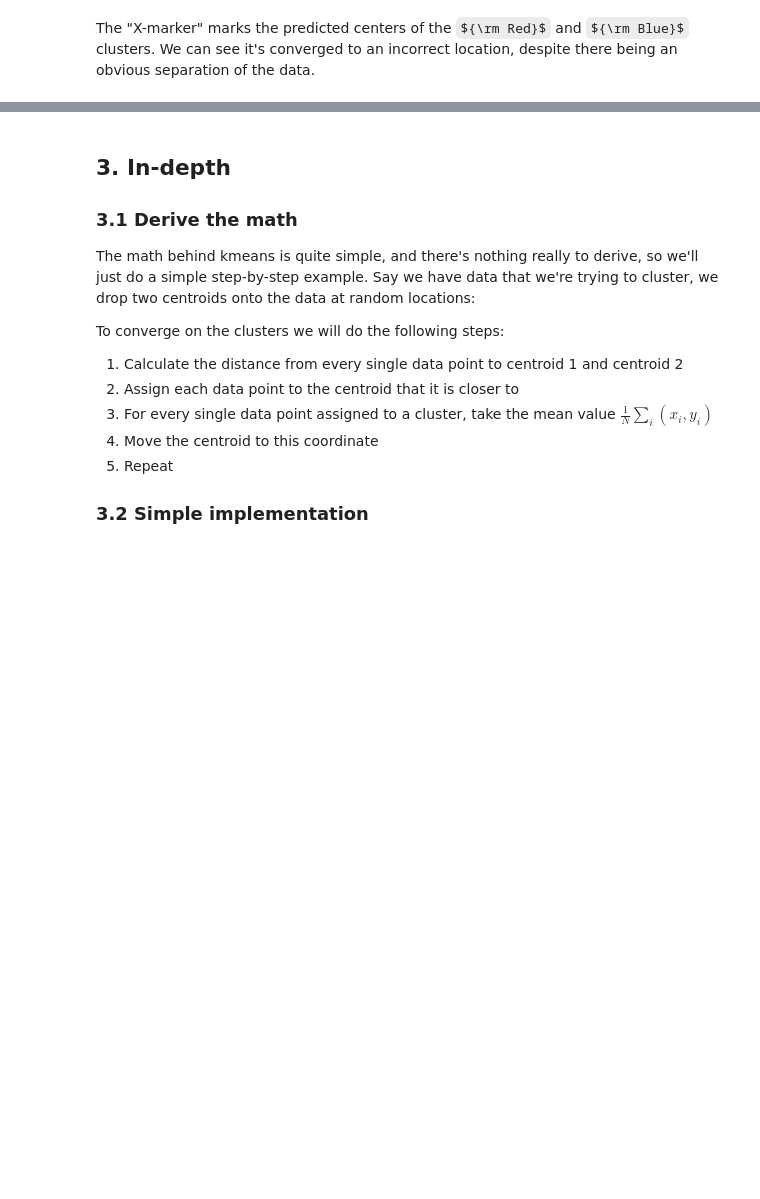
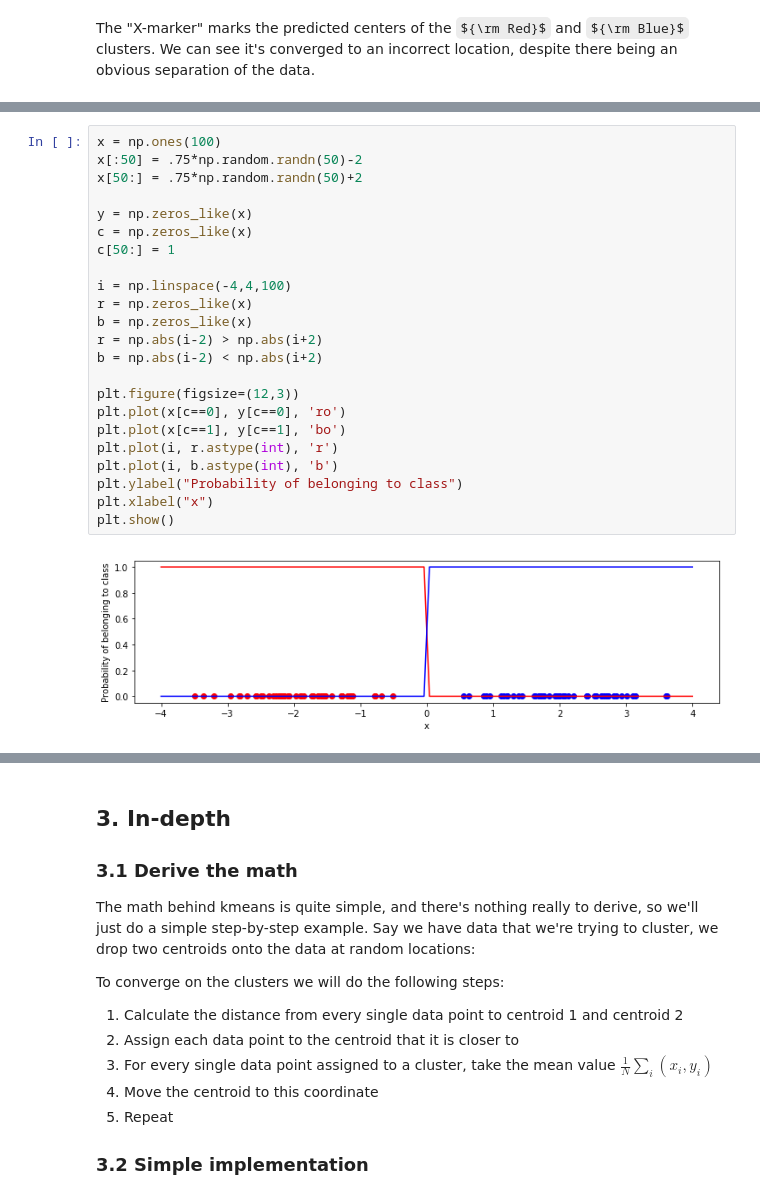
Before and after one commit to bdhammel/ml-cliff-notes, a Jupyter notebook: kmeans.ipynb, the cells around one changed output, grey strips where cells are left out. Saved outputs shown, nothing was run; the diff lists cells and outputs as text; some formulas as TeX source; blank space fills up the shorter version.

```diff
--- a/kmeans.ipynb
+++ b/kmeans.ipynb
@@ -164,0 +182,25 @@ wherein $I$ is iterations; $N$ is number of data points; $D$ is dimensions; and
+# %%
+x = np.ones(100)
+x[:50] = .75*np.random.randn(50)-2
+x[50:] = .75*np.random.randn(50)+2
+
+y = np.zeros_like(x)
+c = np.zeros_like(x)
+c[50:] = 1
+
+i = np.linspace(-4,4,100)
+r = np.zeros_like(x)
+b = np.zeros_like(x)
+r = np.abs(i-2) > np.abs(i+2)
+b = np.abs(i-2) < np.abs(i+2)
+
+plt.figure(figsize=(12,3))
+plt.plot(x[c==0], y[c==0], 'ro')
+plt.plot(x[c==1], y[c==1], 'bo')
+plt.plot(i, r.astype(int), 'r')
+plt.plot(i, b.astype(int), 'b')
+plt.ylabel("Probability of belonging to class")
+plt.xlabel("x")
+plt.show()
+# %% [output]
+[figure, added]
```
Also changed, not shown: parts of 9 cells of this notebook.
